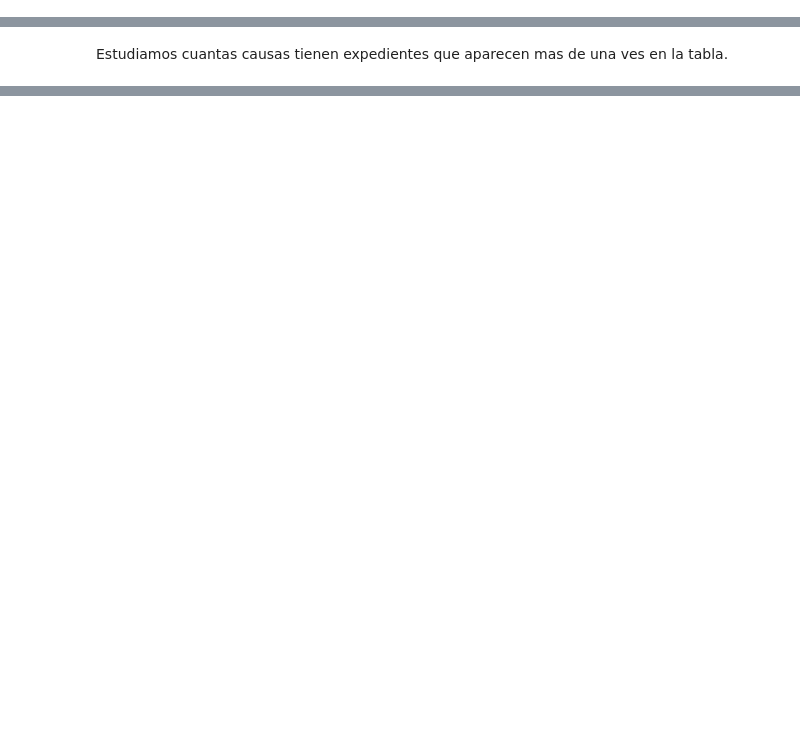
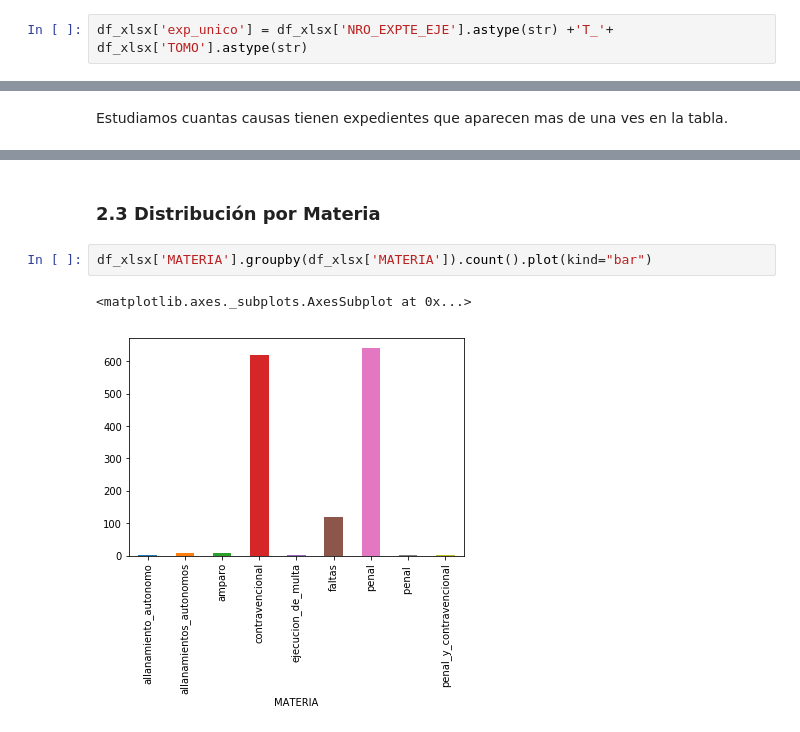
Before and after one commit to carlosgim/jusdata_violencia_de_genero, a Jupyter notebook: notebooks/EDA_Juzgado_10.ipynb, the cells around one changed output, grey strips where cells are left out. Saved outputs shown, nothing was run; the diff lists cells and outputs as text; blank space fills up the shorter version.

```diff
--- a/notebooks/EDA_Juzgado_10.ipynb
+++ b/notebooks/EDA_Juzgado_10.ipynb
@@ -113,0 +152,2 @@ df_xlsx.Causa.shape
+# %%
+df_xlsx['exp_unico'] = df_xlsx['NRO_EXPTE_EJE'].astype(str) +'T_'+ df_xlsx['TOMO'].astype(str)
@@ -125,0 +177,7 @@ df_xlsx.groupby('Causa', sort=True).size().to_frame('count').groupby('count').si
+# %% [markdown]
+### 2.3 Distribución por Materia
+# %%
+df_xlsx['MATERIA'].groupby(df_xlsx['MATERIA']).count().plot(kind="bar")
+# %% [output]
+<matplotlib.axes._subplots.AxesSubplot at 0x...>
+[figure, added]
```
Also changed, not shown: parts of 27 cells of this notebook.
